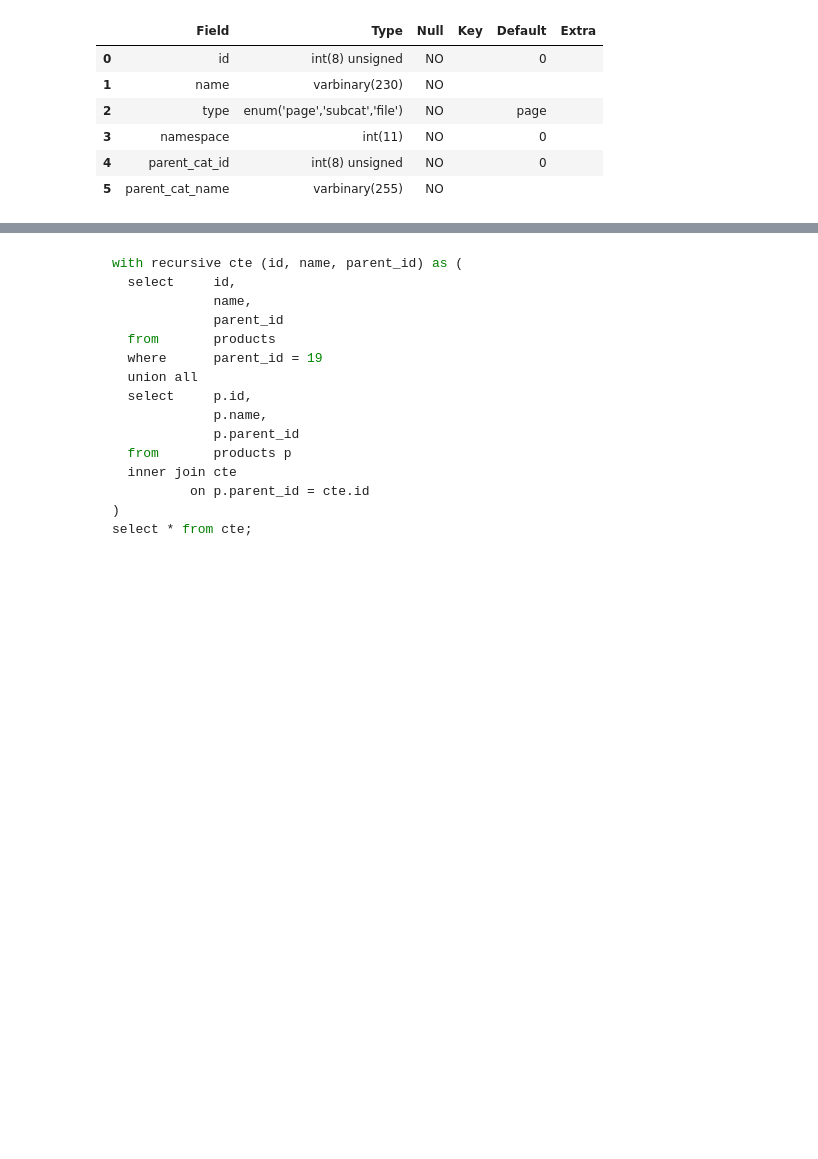
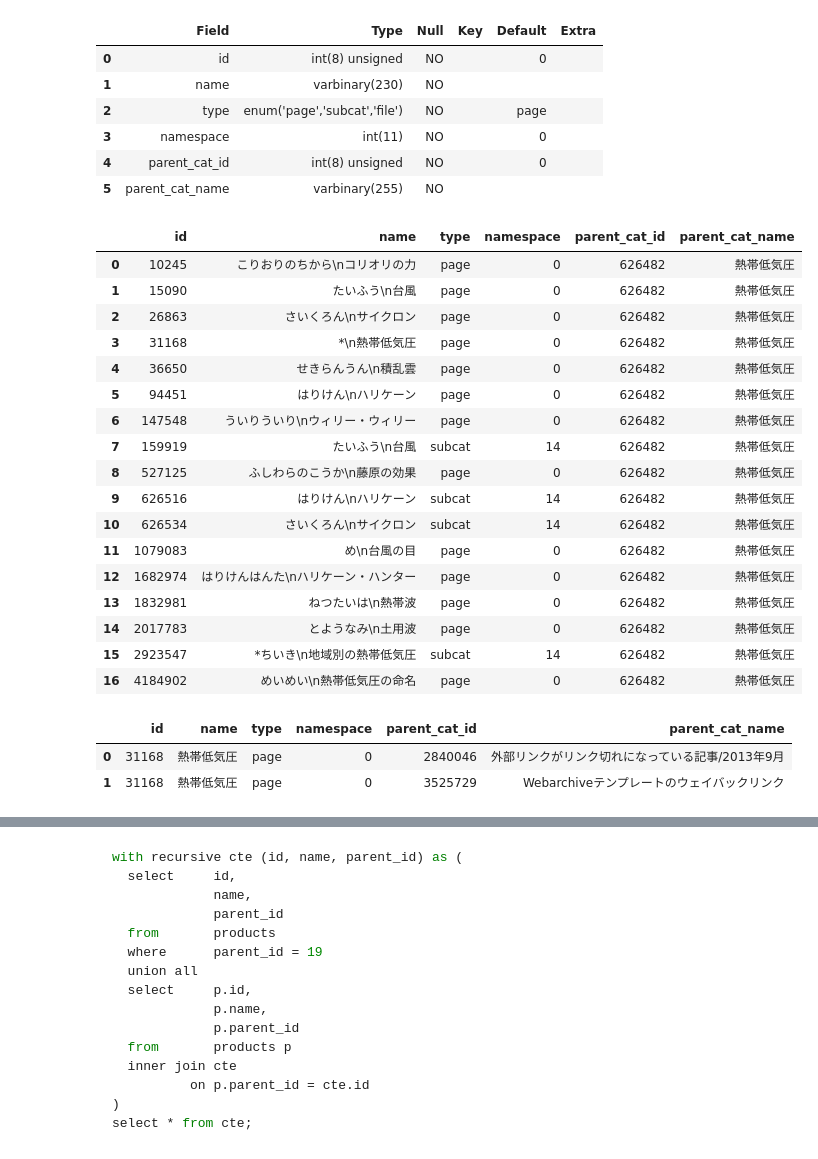
Before and after one commit to bhrdj/predwikt, a Jupyter notebook: notebooks/1.10-sfb-categories-eda.ipynb, the cells around one changed output, grey strips where cells are left out. Cells and saved outputs as stored; diff of their text form; code cells hidden in the pictures; blank space fills up the shorter version.

```diff
--- a/notebooks/1.10-sfb-categories-eda.ipynb
+++ b/notebooks/1.10-sfb-categories-eda.ipynb
@@ -279,3 +241,30 @@ pd.read_sql('desc cats_to_selfjoin;',conn)
 | 3 | namespace | int(11) | NO |  | 0 |  |
 | 4 | parent_cat_id | int(8) unsigned | NO |  | 0 |  |
 | 5 | parent_cat_name | varbinary(255) | NO |  |  |  |
+# %%
+byte_read_sql("select * from cats_to_selfjoin where parent_cat_id = 626482;", conn)
+# %% [output]
+|  | id | name | type | namespace | parent_cat_id | parent_cat_name |
+| 0 | 10245 | こりおりのちから\nコリオリの力 | page | 0 | 626482 | 熱帯低気圧 |
+| 1 | 15090 | たいふう\n台風 | page | 0 | 626482 | 熱帯低気圧 |
+| 2 | 26863 | さいくろん\nサイクロン | page | 0 | 626482 | 熱帯低気圧 |
+| 3 | 31168 | *\n熱帯低気圧 | page | 0 | 626482 | 熱帯低気圧 |
+| 4 | 36650 | せきらんうん\n積乱雲 | page | 0 | 626482 | 熱帯低気圧 |
+| 5 | 94451 | はりけん\nハリケーン | page | 0 | 626482 | 熱帯低気圧 |
+| 6 | 147548 | ういりういり\nウィリー・ウィリー | page | 0 | 626482 | 熱帯低気圧 |
+| 7 | 159919 | たいふう\n台風 | subcat | 14 | 626482 | 熱帯低気圧 |
+| 8 | 527125 | ふしわらのこうか\n藤原の効果 | page | 0 | 626482 | 熱帯低気圧 |
+| 9 | 626516 | はりけん\nハリケーン | subcat | 14 | 626482 | 熱帯低気圧 |
+| 10 | 626534 | さいくろん\nサイクロン | subcat | 14 | 626482 | 熱帯低気圧 |
+| 11 | 1079083 | め\n台風の目 | page | 0 | 626482 | 熱帯低気圧 |
+| 12 | 1682974 | はりけんはんた\nハリケーン・ハンター | page | 0 | 626482 | 熱帯低気圧 |
+| 13 | 1832981 | ねつたいは\n熱帯波 | page | 0 | 626482 | 熱帯低気圧 |
+| 14 | 2017783 | とようなみ\n土用波 | page | 0 | 626482 | 熱帯低気圧 |
+| 15 | 2923547 | *ちいき\n地域別の熱帯低気圧 | subcat | 14 | 626482 | 熱帯低気圧 |
+| 16 | 4184902 | めいめい\n熱帯低気圧の命名 | page | 0 | 626482 | 熱帯低気圧 |
+# %%
+byte_read_sql("select * from cats_to_selfjoin where namespace = 14 and name regexp '^熱帯低気圧.*';", conn)
+# %% [output]
+|  | id | name | type | namespace | parent_cat_id | parent_cat_name |
+| 0 | 31168 | 熱帯低気圧 | page | 0 | 2840046 | 外部リンクがリンク切れになっている記事/2013年9月 |
+| 1 | 31168 | 熱帯低気圧 | page | 0 | 3525729 | Webarchiveテンプレートのウェイバックリンク |
```
Also changed, not shown: parts of 14 cells of this notebook.
